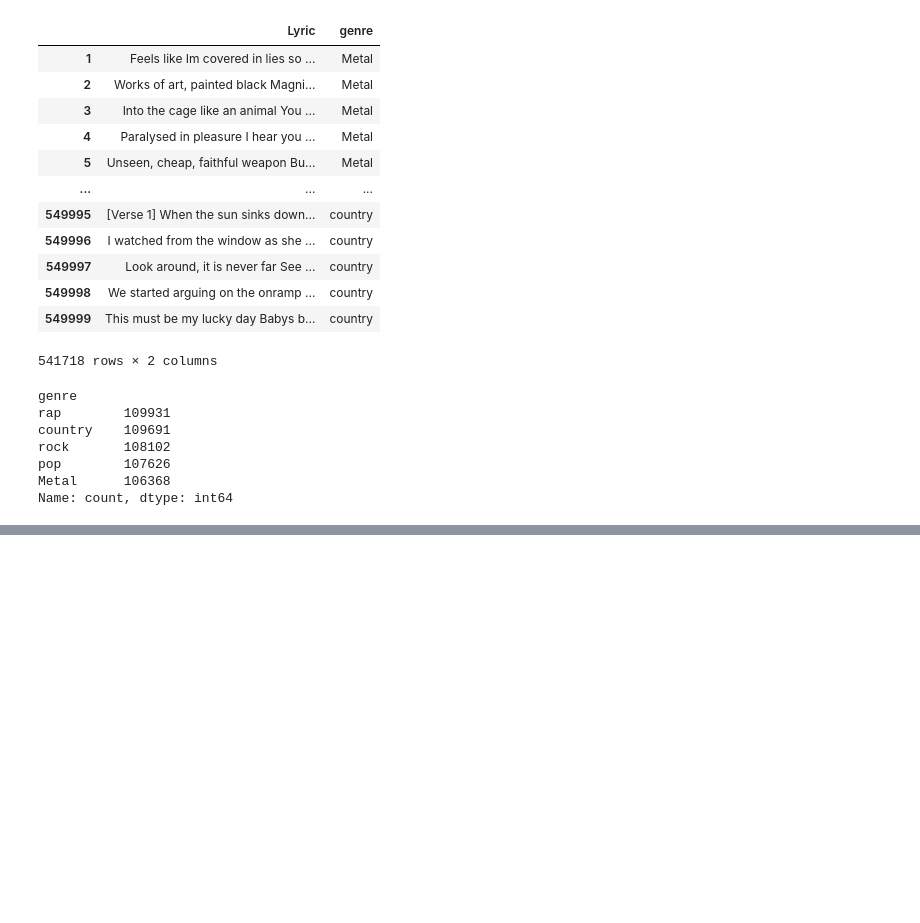
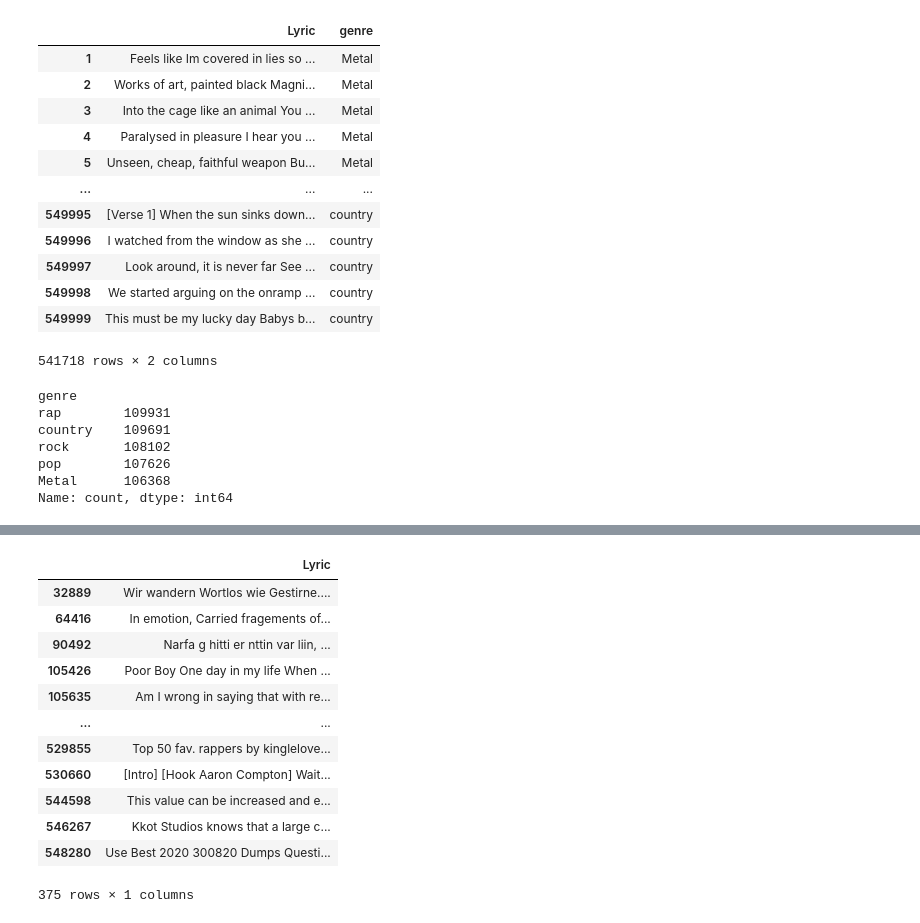
Before and after one commit to eliaserracarbonell/TextAnalyticsProject, a Jupyter notebook: Dataset_Exploration.ipynb, the cells around one changed output, grey strips where cells are left out. Saved outputs shown, nothing was run; the diff lists cells and outputs as text; code cells hidden in the pictures; blank space fills up the shorter version.

```diff
--- a/Dataset_Exploration.ipynb
+++ b/Dataset_Exploration.ipynb
@@ -272,0 +313,16 @@ Name: count, dtype: int64
+# %%
+df_data_full[['Lyric']][df_data_full['Lyric'].str.contains(r"Htt+", na=False)]
+# %% [output]
+|  | Lyric |
+| 32889 | Wir wandern Wortlos wie Gestirne.... |
+| 64416 | In emotion, Carried fragements of... |
+| 90492 | Narfa g hitti er nttin var liin, ... |
+| 105426 | Poor Boy One day in my life When ... |
+| 105635 | Am I wrong in saying that with re... |
+| ... | ... |
+| 529855 | Top 50 fav. rappers by kinglelove... |
+| 530660 | [Intro] [Hook Aaron Compton] Wait... |
+| 544598 | This value can be increased and e... |
+| 546267 | Kkot Studios knows that a large c... |
+| 548280 | Use Best 2020 300820 Dumps Questi... |
+375 rows × 1 columns
```
Also changed, not shown: parts of 7 cells of this notebook.
